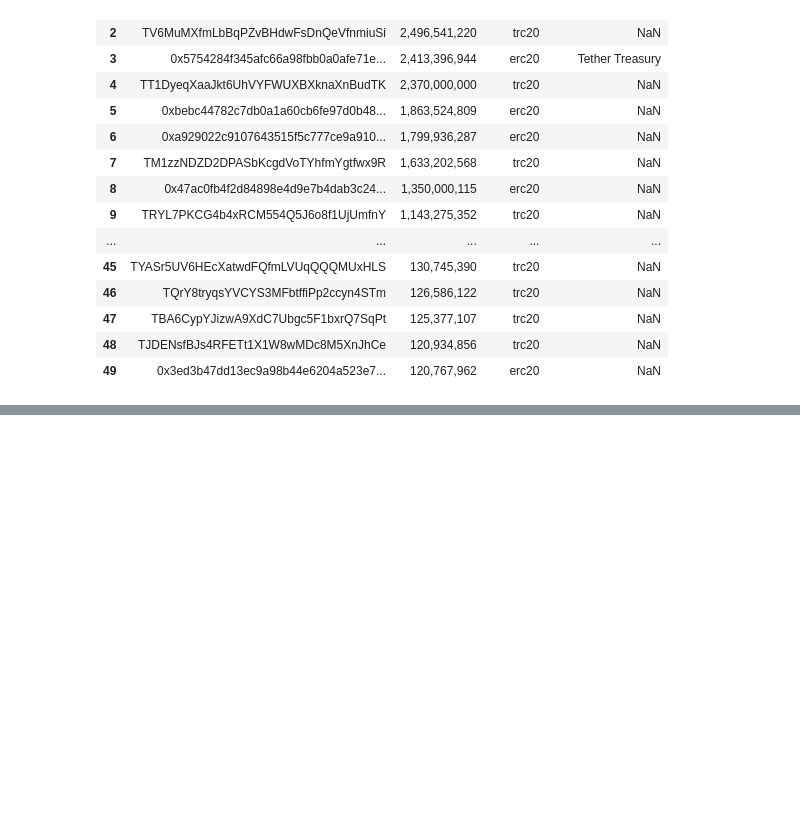
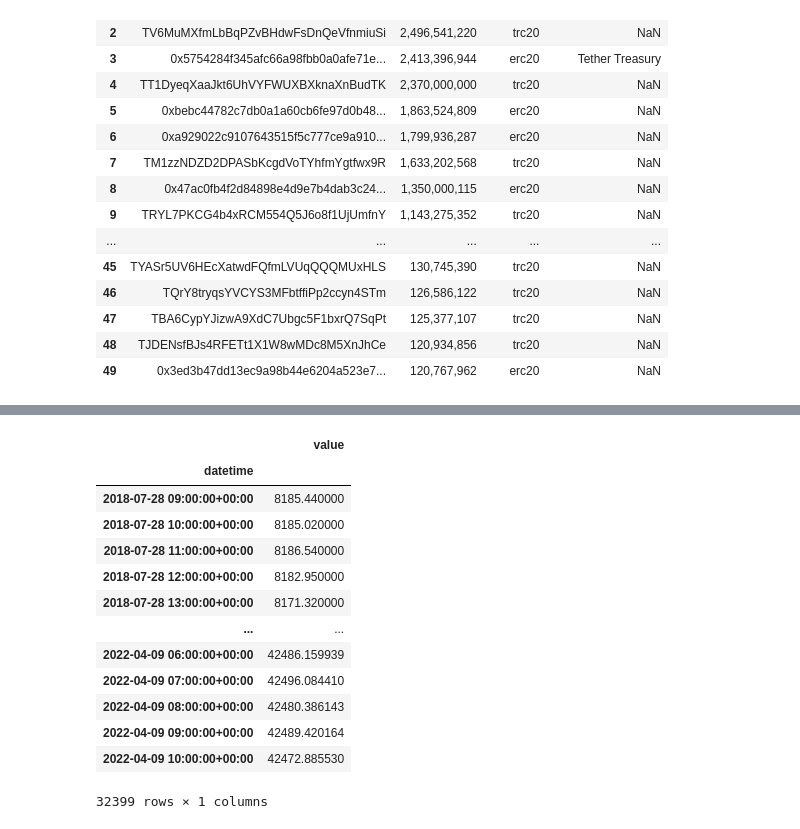
Before and after one commit to Money-Printing/wallet-analysis, a Jupyter notebook: notebooks/notebook_usdt.ipynb, the cells around one changed output, grey strips where cells are left out. Saved outputs shown, nothing was run; the diff lists cells and outputs as text; code cells hidden in the pictures; blank space fills up the shorter version.

```diff
--- a/notebooks/notebook_usdt.ipynb
+++ b/notebooks/notebook_usdt.ipynb
@@ -145,0 +134,23 @@ DataFrame(transactions)
+# %%
+data = san.get(
+		'price_usd/bitcoin',
+		from_date=get_hour_date(to_datetime(transactions[-1]['timeStamp'], unit='s').__str__()),
+		interval='1h'
+	)
+# data['transaction'] = NaN
+data
+# %% [output]
+|  | value |
+| datetime |  |
+| 2018-07-28 09:00:00+00:00 | 8185.440000 |
+| 2018-07-28 10:00:00+00:00 | 8185.020000 |
+| 2018-07-28 11:00:00+00:00 | 8186.540000 |
+| 2018-07-28 12:00:00+00:00 | 8182.950000 |
+| 2018-07-28 13:00:00+00:00 | 8171.320000 |
+| ... | ... |
+| 2022-04-09 06:00:00+00:00 | 42486.159939 |
+| 2022-04-09 07:00:00+00:00 | 42496.084410 |
+| 2022-04-09 08:00:00+00:00 | 42480.386143 |
+| 2022-04-09 09:00:00+00:00 | 42489.420164 |
+| 2022-04-09 10:00:00+00:00 | 42472.885530 |
+32399 rows × 1 columns
```
Also changed, not shown: parts of 7 cells of this notebook, 2 other files.
